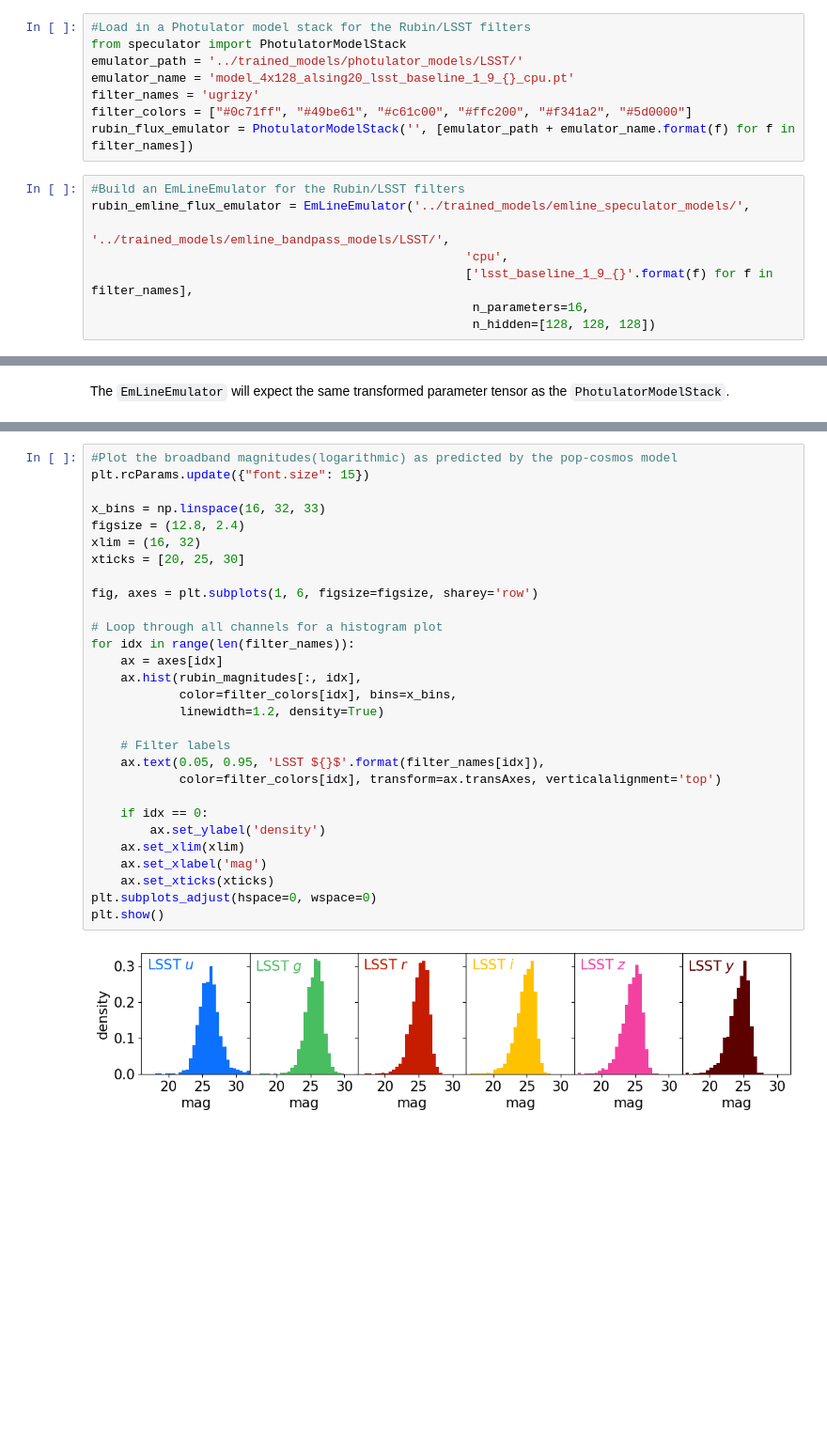
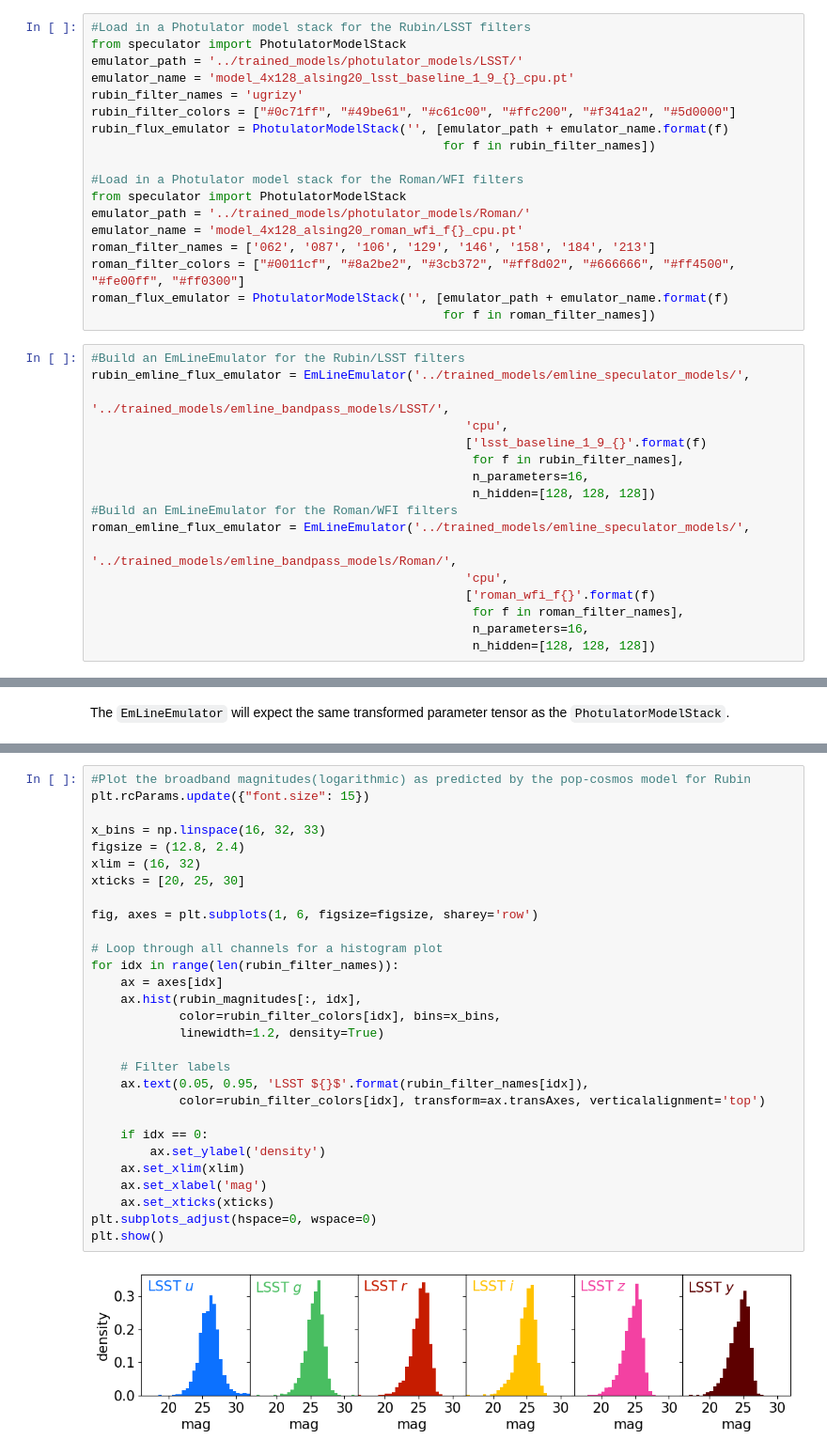
Before and after one commit to Cosmo-Pop/pop-cosmos, a Jupyter notebook: demo/catalogue_generation.ipynb, the cells around one changed output, grey strips where cells are left out. Shown at 94% size. Cells and saved outputs as stored; diff of their text form; blank space fills up the shorter version.

Commit message:
Add Roman emulators to demo notebook

```diff
--- a/demo/catalogue_generation.ipynb
+++ b/demo/catalogue_generation.ipynb
@@ -257,15 +257,34 @@ We can also add emission line strength corrections using the models from `traine
 from speculator import PhotulatorModelStack
 emulator_path = '../trained_models/photulator_models/LSST/'
 emulator_name = 'model_4x128_alsing20_lsst_baseline_1_9_{}_cpu.pt'
-filter_names = 'ugrizy'
-filter_colors = ["#0c71ff", "#49be61", "#c61c00", "#ffc200", "#f341a2", "#5d0000"]
-rubin_flux_emulator = PhotulatorModelStack('', [emulator_path + emulator_name.format(f) for f in filter_names])
+rubin_filter_names = 'ugrizy'
+rubin_filter_colors = ["#0c71ff", "#49be61", "#c61c00", "#ffc200", "#f341a2", "#5d0000"]
+rubin_flux_emulator = PhotulatorModelStack('', [emulator_path + emulator_name.format(f)
+                                                for f in rubin_filter_names])
+
+#Load in a Photulator model stack for the Roman/WFI filters
+from speculator import PhotulatorModelStack
+emulator_path = '../trained_models/photulator_models/Roman/'
+emulator_name = 'model_4x128_alsing20_roman_wfi_f{}_cpu.pt'
+roman_filter_names = ['062', '087', '106', '129', '146', '158', '184', '213']
+roman_filter_colors = ["#0011cf", "#8a2be2", "#3cb372", "#ff8d02", "#666666", "#ff4500", "#fe00ff", "#ff0300"]
+roman_flux_emulator = PhotulatorModelStack('', [emulator_path + emulator_name.format(f)
+                                                for f in roman_filter_names])
 # %%
 #Build an EmLineEmulator for the Rubin/LSST filters
 rubin_emline_flux_emulator = EmLineEmulator('../trained_models/emline_speculator_models/',
                                                    '../trained_models/emline_bandpass_models/LSST/',
                                                    'cpu',
-                                                   ['lsst_baseline_1_9_{}'.format(f) for f in filter_names],
+                                                   ['lsst_baseline_1_9_{}'.format(f)
+                                                    for f in rubin_filter_names],
                                                     n_parameters=16,
                                                     n_hidden=[128, 128, 128])
+#Build an EmLineEmulator for the Roman/WFI filters
+roman_emline_flux_emulator = EmLineEmulator('../trained_models/emline_speculator_models/',
+                                                   '../trained_models/emline_bandpass_models/Roman/',
+                                                   'cpu',
+                                                   ['roman_wfi_f{}'.format(f)
+                                                    for f in roman_filter_names],
+                                                    n_parameters=16,
+                                                    n_hidden=[128, 128, 128])
 # %% [markdown]
@@ -296,31 +323,31 @@ rubin_magnitudes = 22.5 - 2.5*np.log10(rubin_fluxes)
 # %%
-#Plot the broadband magnitudes(logarithmic) as predicted by the pop-cosmos model
+#Plot the broadband magnitudes(logarithmic) as predicted by the pop-cosmos model for Rubin
 plt.rcParams.update({"font.size": 15})
 
 x_bins = np.linspace(16, 32, 33)
 figsize = (12.8, 2.4)
 xlim = (16, 32)
 xticks = [20, 25, 30]
 
 fig, axes = plt.subplots(1, 6, figsize=figsize, sharey='row')
 
 # Loop through all channels for a histogram plot
-for idx in range(len(filter_names)):
+for idx in range(len(rubin_filter_names)):
     ax = axes[idx]
     ax.hist(rubin_magnitudes[:, idx],
-            color=filter_colors[idx], bins=x_bins,
+            color=rubin_filter_colors[idx], bins=x_bins,
             linewidth=1.2, density=True)
 
     # Filter labels
-    ax.text(0.05, 0.95, 'LSST ${}$'.format(filter_names[idx]),
-            color=filter_colors[idx], transform=ax.transAxes, verticalalignment='top')
+    ax.text(0.05, 0.95, 'LSST ${}$'.format(rubin_filter_names[idx]),
+            color=rubin_filter_colors[idx], transform=ax.transAxes, verticalalignment='top')
 
     if idx == 0:
         ax.set_ylabel('density')
     ax.set_xlim(xlim)
     ax.set_xlabel('mag')
     ax.set_xticks(xticks)
 plt.subplots_adjust(hspace=0, wspace=0)
 plt.show()
 # %% [output]
-[figure, old version]
+[figure, new version]
```
Also changed, not shown: parts of 11 cells of this notebook.
